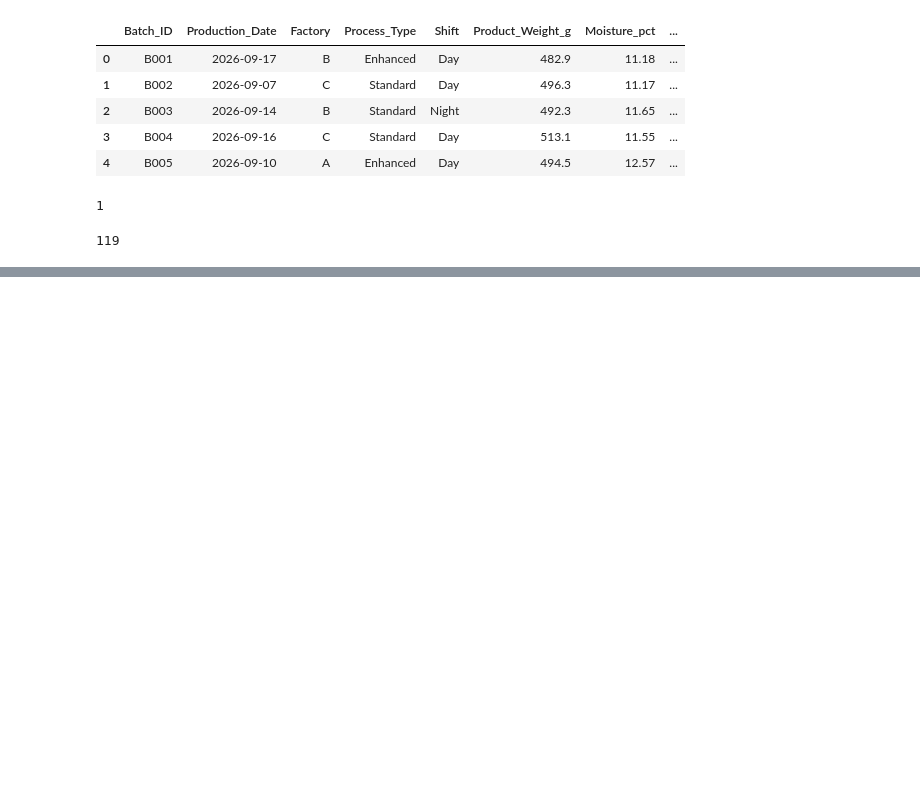
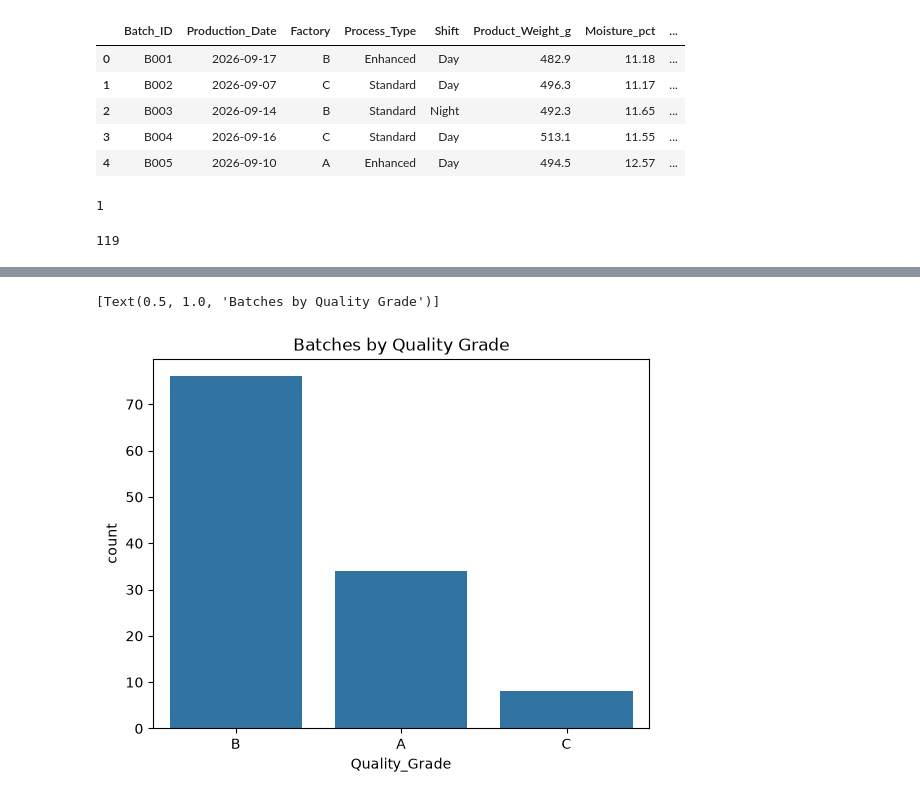
Before and after one commit to Ri-Dearg/da-labs, a Jupyter notebook: lab1_data_evidence.ipynb, the cells around one changed output, grey strips where cells are left out. Saved outputs shown, nothing was run; the diff lists cells and outputs as text; code cells hidden in the pictures; blank space fills up the shorter version.

```diff
--- a/lab1_data_evidence.ipynb
+++ b/lab1_data_evidence.ipynb
@@ -201,0 +291,6 @@ quantitative variables.
+# %%
+# Countplot to show differences in Quality_Grade
+sns.countplot(data=df_clean, x='Quality_Grade').set(title='Batches by Quality Grade')
+# %% [output]
+[Text(0.5, 1.0, 'Batches by Quality Grade')]
+[figure, added]
```
Also changed, not shown: parts of 22 cells of this notebook.
